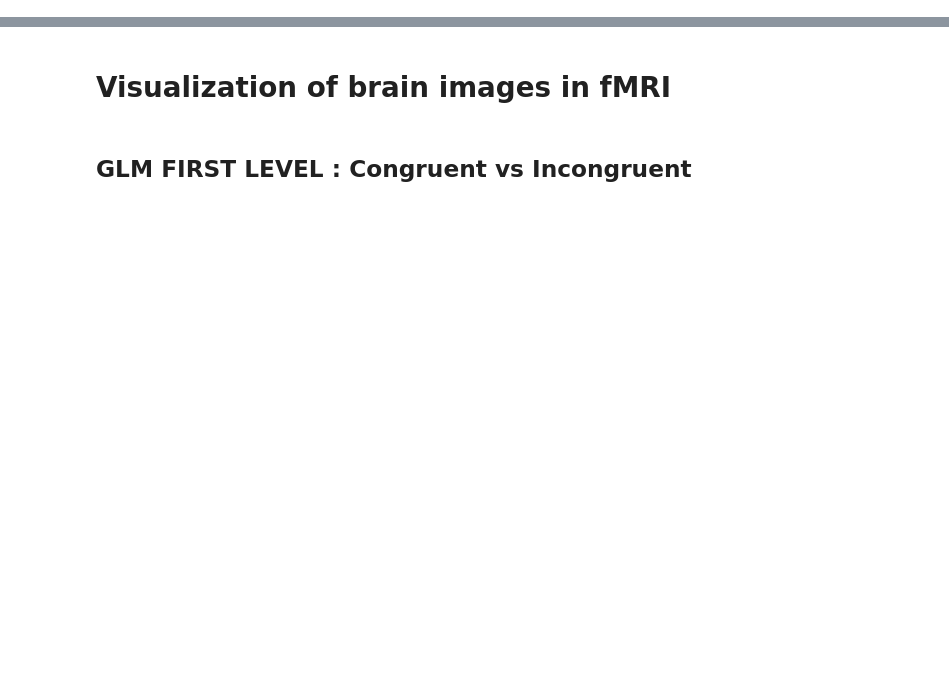
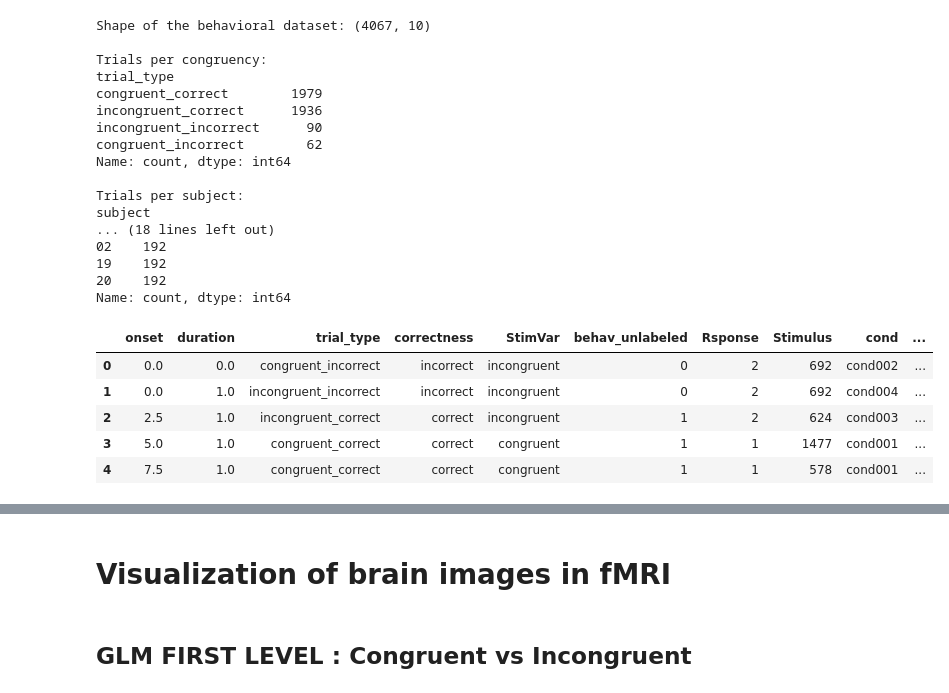
Before and after one commit to antoniaolgui/simon-ml-project, a Jupyter notebook: 1_simon_ml.ipynb, the cells around one changed output, grey strips where cells are left out. Cells and saved outputs as stored; diff of their text form; code cells hidden in the pictures; blank space fills up the shorter version.

```diff
--- a/1_simon_ml.ipynb
+++ b/1_simon_ml.ipynb
@@ -29,14 +31,52 @@ subjects
-# %%
-# CHECK UNIQUE trial_type VALUES ACROSS ALL EVENT FILES
-# (This reveals how congruency and correctness are encoded)
-
-pattern = os.path.join(base_path, "sub-*", "func", "*_events.tsv")
-files = sorted(glob.glob(pattern))
-
-trial_types = set()
-
-for f in files:
-    df_tmp = pd.read_csv(f, sep="\t")
-    trial_types.update(df_tmp["trial_type"].unique())
-
-trial_types
+# %%
+# Path to behavioral files inside the BIDS dataset
+events_files = sorted(glob.glob(os.path.join(base_path, "sub-*", "func", "*_events.tsv")))
+
+all_events = []
+
+# Load all behavioral files and concatenate them
+for f in events_files:
+    df = pd.read_csv(f, sep="\t")
+    subject = f.split("sub-")[1].split("/")[0]   # extract subject ID
+    df["subject"] = subject
+    all_events.append(df)
+
+# Combine all subjects into one DataFrame
+behaviour = pd.concat(all_events, ignore_index=True)
+
+# Visualization
+
+print("Shape of the behavioral dataset:", behaviour.shape)
+
+print("\nTrials per congruency:")
+print(behaviour["trial_type"].value_counts())
+
+print("\nTrials per subject:")
+print(behaviour["subject"].value_counts())
+
+# Display first rows for inspection
+behaviour.head()
+# %% [output]
+Shape of the behavioral dataset: (4067, 10)
+
+Trials per congruency:
+trial_type
+congruent_correct        1979
+incongruent_correct      1936
+incongruent_incorrect      90
+congruent_incorrect        62
+Name: count, dtype: int64
+
+Trials per subject:
+subject
+... (18 lines left out)
+02    192
+19    192
+20    192
+Name: count, dtype: int64
+|  | onset | duration | trial_type | correctness | StimVar | behav_unlabeled | Rsponse | Stimulus | cond | ... |
+| 0 | 0.0 | 0.0 | congruent_incorrect | incorrect | incongruent | 0 | 2 | 692 | cond002 | ... |
+| 1 | 0.0 | 1.0 | incongruent_incorrect | incorrect | incongruent | 0 | 2 | 692 | cond004 | ... |
+| 2 | 2.5 | 1.0 | incongruent_correct | correct | incongruent | 1 | 2 | 624 | cond003 | ... |
+| 3 | 5.0 | 1.0 | congruent_correct | correct | congruent | 1 | 1 | 1477 | cond001 | ... |
+| 4 | 7.5 | 1.0 | congruent_correct | correct | congruent | 1 | 1 | 578 | cond001 | ... |
```
Also changed, not shown: parts of 21 cells of this notebook.
